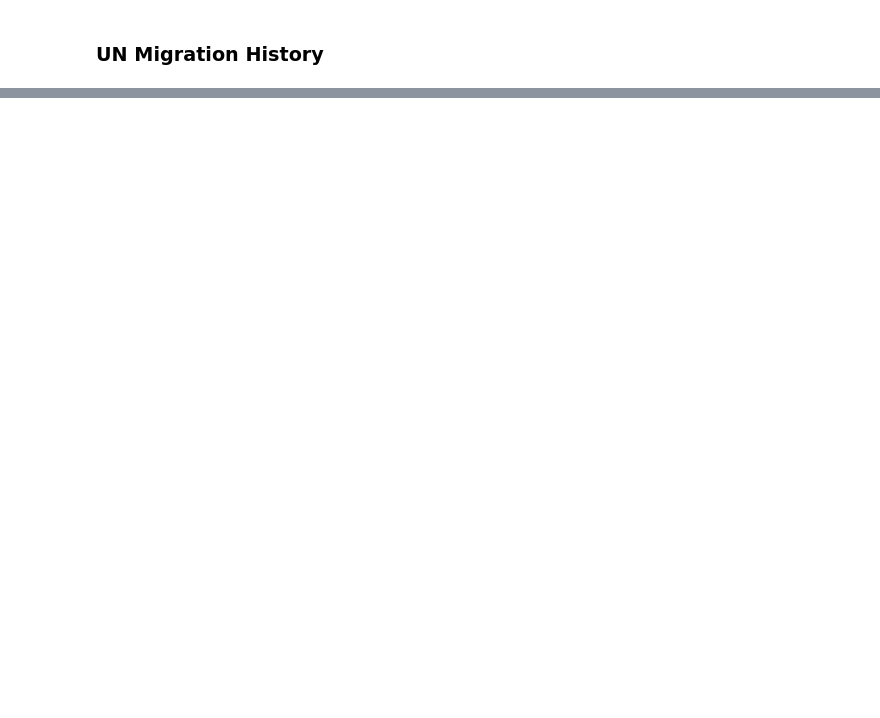
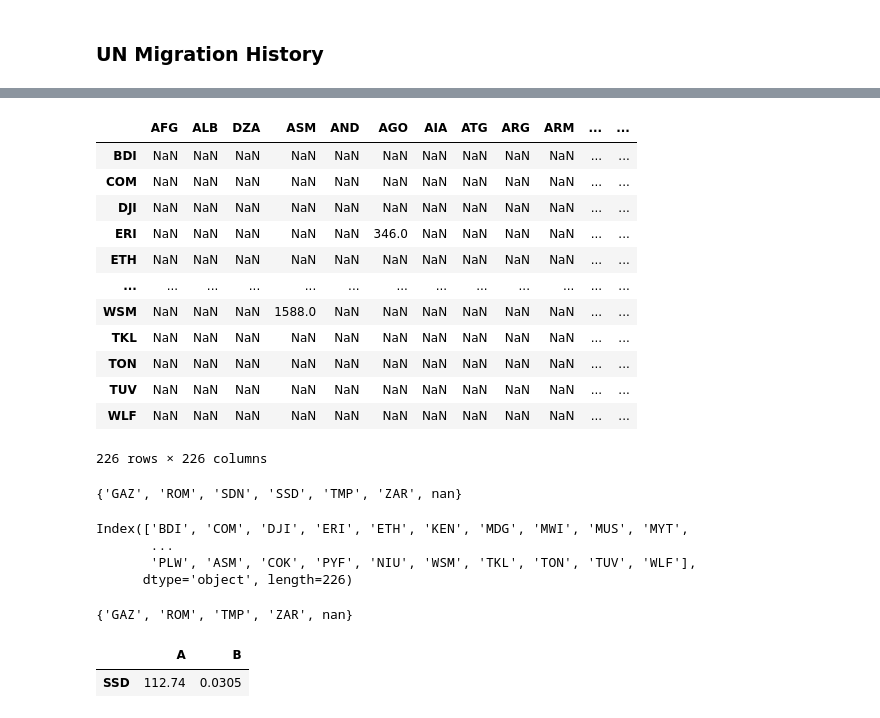
Before and after one commit to crcresearch/GOS, a Jupyter notebook: examples/multiscale-migration/Multiscale Migration Model.ipynb, the cells around one changed output, grey strips where cells are left out. Drawn from its saved outputs; the diff is of its cells as text; code cells hidden in the pictures; blank space fills up the shorter version.

```diff
--- a/examples/multiscale-migration/Multiscale Migration Model.ipynb
+++ b/examples/multiscale-migration/Multiscale Migration Model.ipynb
@@ -253,0 +284,37 @@ for code in [names_to_un_codes[x] for x in un_pd.iloc[:,1:250].columns.values[7:
+# %%
+un_pd
+# %% [output]
+|  | AFG | ALB | DZA | ASM | AND | AGO | AIA | ATG | ARG | ARM | ... | ... |
+| BDI | NaN | NaN | NaN | NaN | NaN | NaN | NaN | NaN | NaN | NaN | ... | ... |
+| COM | NaN | NaN | NaN | NaN | NaN | NaN | NaN | NaN | NaN | NaN | ... | ... |
+| DJI | NaN | NaN | NaN | NaN | NaN | NaN | NaN | NaN | NaN | NaN | ... | ... |
+| ERI | NaN | NaN | NaN | NaN | NaN | 346.0 | NaN | NaN | NaN | NaN | ... | ... |
+| ETH | NaN | NaN | NaN | NaN | NaN | NaN | NaN | NaN | NaN | NaN | ... | ... |
+| ... | ... | ... | ... | ... | ... | ... | ... | ... | ... | ... | ... | ... |
+| WSM | NaN | NaN | NaN | 1588.0 | NaN | NaN | NaN | NaN | NaN | NaN | ... | ... |
+| TKL | NaN | NaN | NaN | NaN | NaN | NaN | NaN | NaN | NaN | NaN | ... | ... |
+| TON | NaN | NaN | NaN | NaN | NaN | NaN | NaN | NaN | NaN | NaN | ... | ... |
+| TUV | NaN | NaN | NaN | NaN | NaN | NaN | NaN | NaN | NaN | NaN | ... | ... |
+| WLF | NaN | NaN | NaN | NaN | NaN | NaN | NaN | NaN | NaN | NaN | ... | ... |
+226 rows × 226 columns
+# %%
+set(ab.index).difference(set(un_pd.index))
+# %% [output]
+{'GAZ', 'ROM', 'SDN', 'SSD', 'TMP', 'ZAR', nan}
+# %%
+un_pd.index
+# %% [output]
+Index(['BDI', 'COM', 'DJI', 'ERI', 'ETH', 'KEN', 'MDG', 'MWI', 'MUS', 'MYT',
+       ...
+       'PLW', 'ASM', 'COK', 'PYF', 'NIU', 'WSM', 'TKL', 'TON', 'TUV', 'WLF'],
+      dtype='object', length=226)
+# %%
+set(ab.index).difference(set(fi['Country']))
+# TODO: Replace values here.
+# %% [output]
+{'GAZ', 'ROM', 'TMP', 'ZAR', nan}
+# %%
+ab[ab.index=='SSD']
+# %% [output]
+|  | A | B |
+| SSD | 112.74 | 0.0305 |
```
Also changed, not shown: parts of 17 cells of this notebook.
